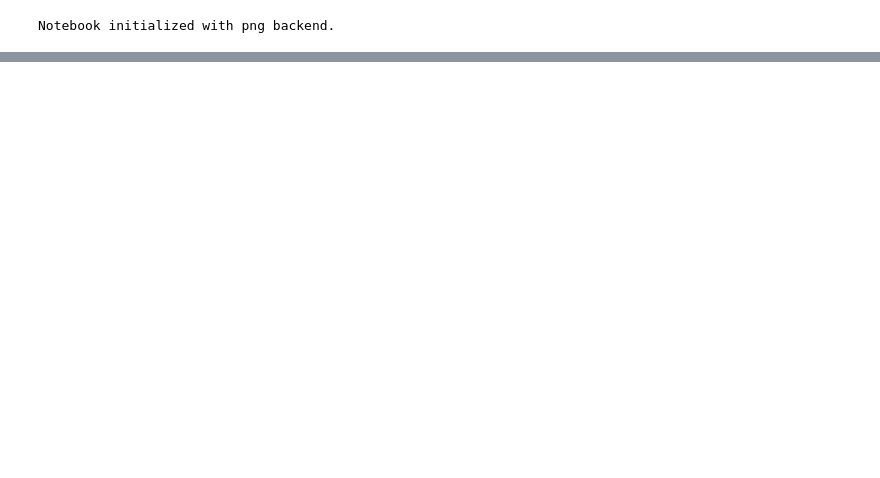
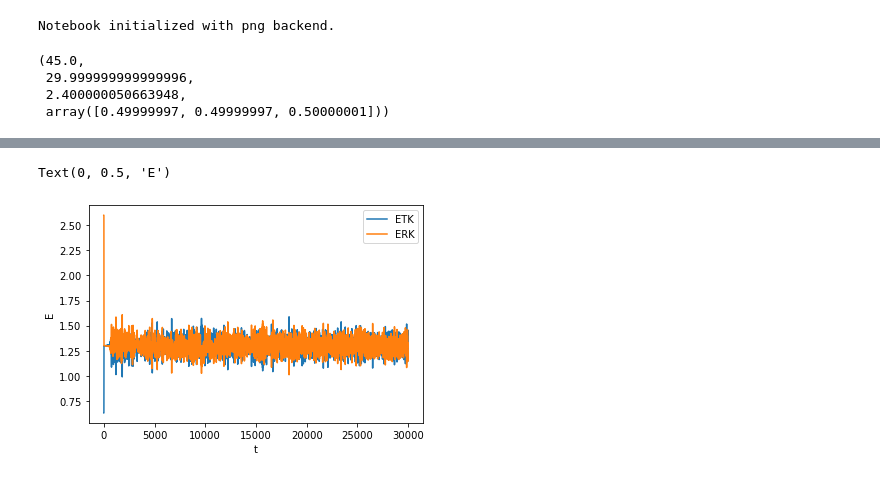
Before and after one commit to taaatang/Diamondoid, a Jupyter notebook: MolecularDynamics.ipynb, the cells around one changed output, grey strips where cells are left out. Drawn from its saved outputs; the diff is of its cells as text; code cells hidden in the pictures; blank space fills up the shorter version.

```diff
--- a/MolecularDynamics.ipynb
+++ b/MolecularDynamics.ipynb
@@ -7,6 +7,13 @@ from CrystalStructures import *
 mlab.init_notebook(backend='png')
 # %% [output]
 Notebook initialized with png backend.
+# %%
+view(azimuth=45,elevation=30)
+# %% [output]
+(45.0,
+ 29.999999999999996,
+ 2.400000050663948,
+ array([0.49999997, 0.49999997, 0.50000001]))
 # %%
 #points3d(Tetramantane121Coords[:,0], Tetramantane121Coords[:,1], \
 #         Tetramantane121Coords[:,2], resolution = 16, scale_factor=0.2)
@@ -24,0 +35,17 @@ points3d(AdamantaneCoords[:,0], AdamantaneCoords[:,1], \
+# %%
+DataPath = "Data"
+ETK = np.fromfile(DataPath+'/ETK',dtype=np.float64)
+ERK = np.fromfile(DataPath+'/ERK',dtype=np.float64)
+EV = np.fromfile(DataPath+'/EV',dtype=np.float64)
+ETOT = ETK + ERK + EV
+# %%
+length = 30000
+plt.plot(ETK[:length],label="ETK")
+plt.plot(ERK[:length],label="ERK")
+plt.legend()
+# plt.xlim(111,113)
+plt.xlabel("t")
+plt.ylabel("E")
+# %% [output]
+Text(0, 0.5, 'E')
+[figure, added]
```
Also changed, not shown: parts of 7 cells of this notebook.
